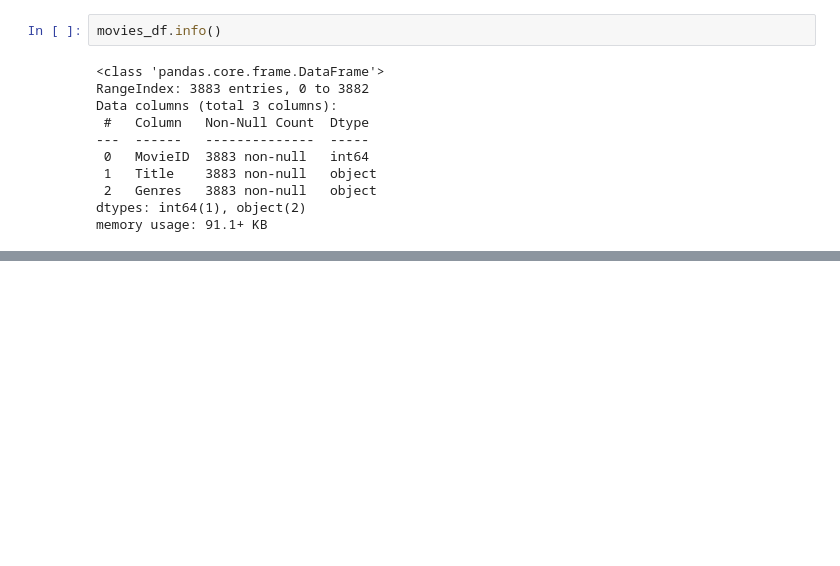
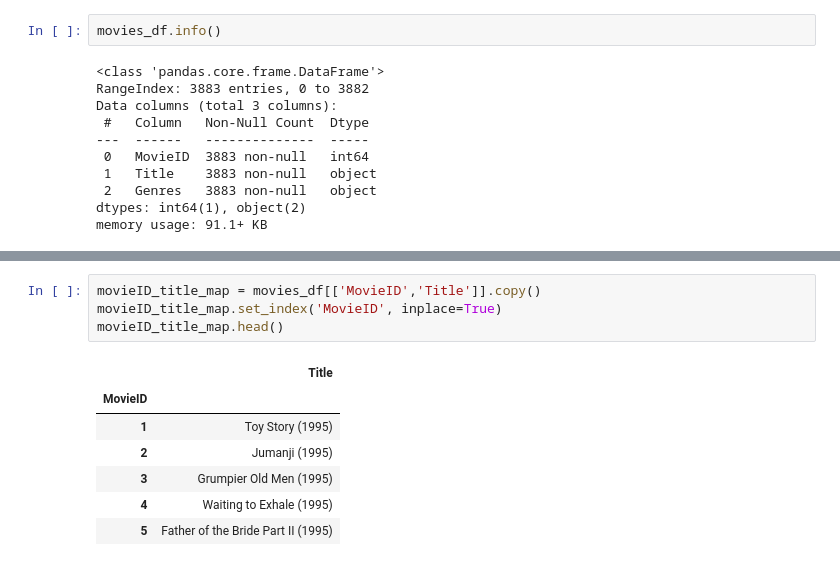
Before and after one commit to grace-sampao/Learning-Log-Python-Machine-Learning-by-Example-by-Yuxi-Hayden-Liu, a Jupyter notebook: exercises/02-building-a-movie-recommendation-engine-with-naïve-bayes/exercise-01.ipynb, the cells around one changed output, grey strips where cells are left out. Saved outputs shown, nothing was run; the diff lists cells and outputs as text; blank space fills up the shorter version.

```diff
--- a/exercises/02-building-a-movie-recommendation-engine-with-naïve-bayes/exercise-01.ipynb
+++ b/exercises/02-building-a-movie-recommendation-engine-with-naïve-bayes/exercise-01.ipynb
@@ -106,0 +143,12 @@ memory usage: 91.1+ KB
+# %%
+movieID_title_map = movies_df[['MovieID','Title']].copy()
+movieID_title_map.set_index('MovieID', inplace=True)
+movieID_title_map.head()
+# %% [output]
+|  | Title |
+| MovieID |  |
+| 1 | Toy Story (1995) |
+| 2 | Jumanji (1995) |
+| 3 | Grumpier Old Men (1995) |
+| 4 | Waiting to Exhale (1995) |
+| 5 | Father of the Bride Part II (1995) |
```
Also changed, not shown: parts of 4 cells of this notebook.
